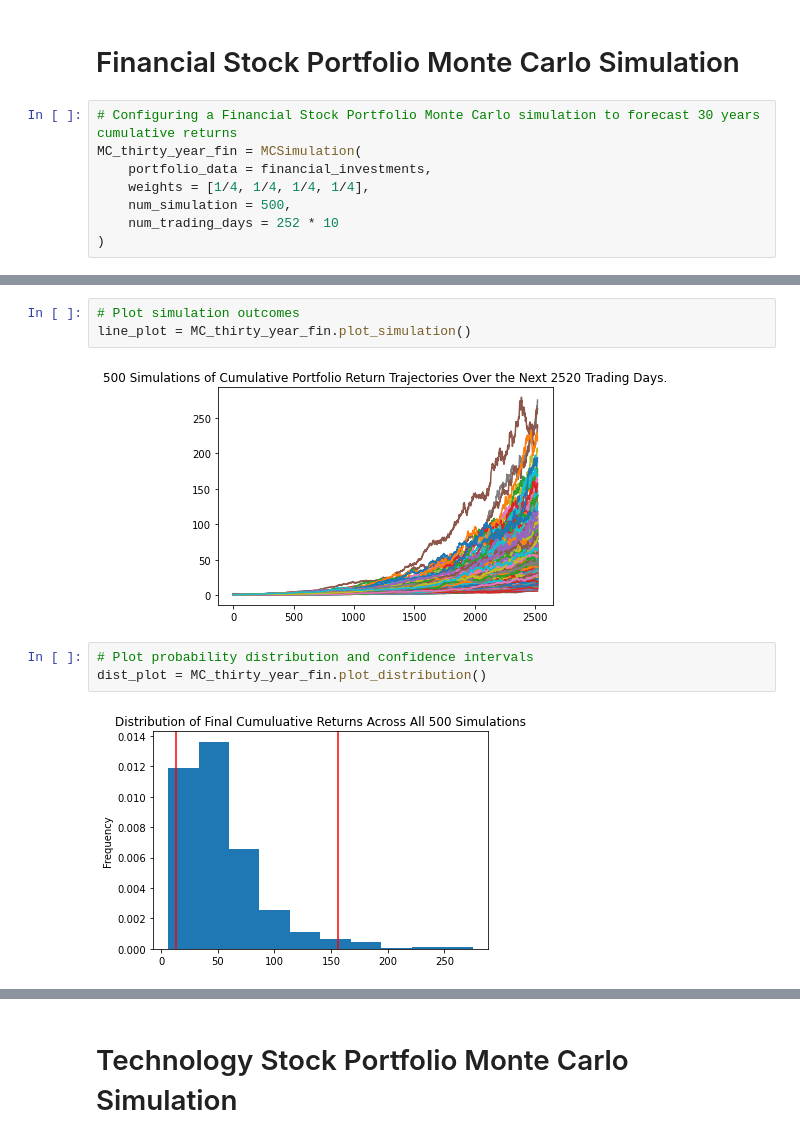
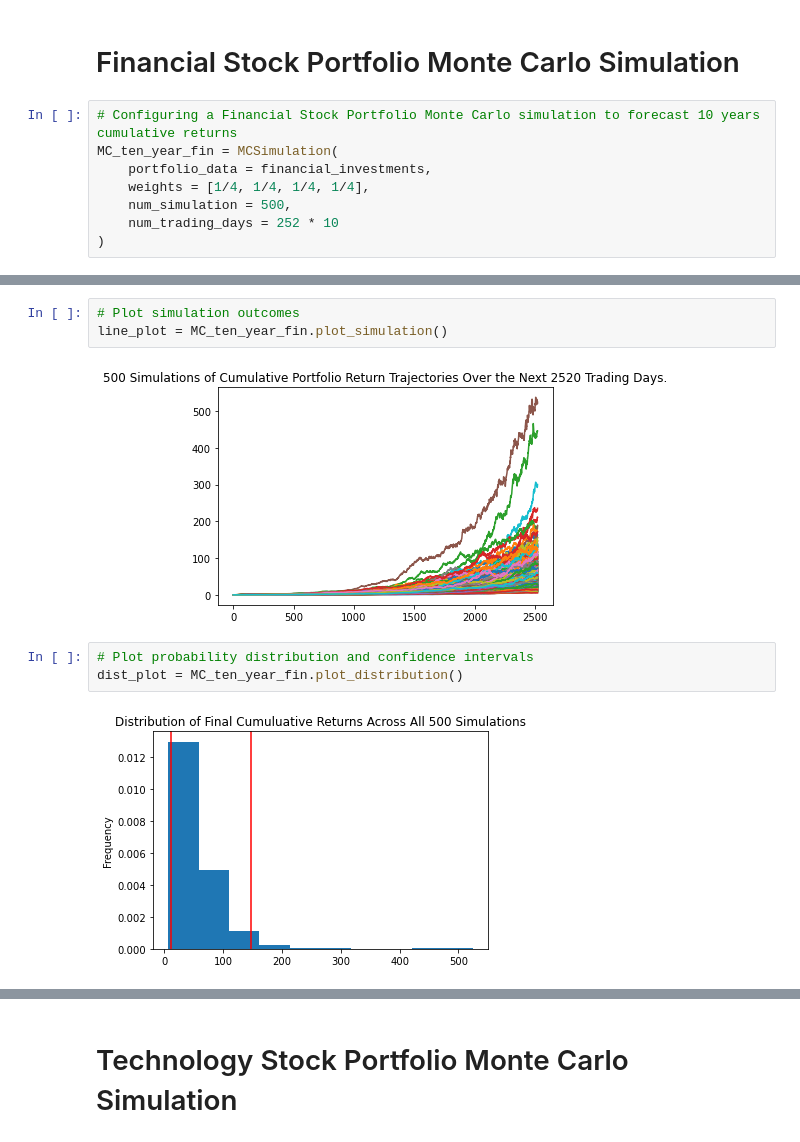
Before and after one commit to alexToenshoff/Group-Project-1, a Jupyter notebook: Project_1_comparative_analysis.ipynb, the cells around one changed output, grey strips where cells are left out. Saved outputs shown, nothing was run; the diff lists cells and outputs as text.

```diff
--- a/Project_1_comparative_analysis.ipynb
+++ b/Project_1_comparative_analysis.ipynb
@@ -432,8 +437,8 @@ sharpe_ratios.plot(kind="bar", title="Sharpe Ratios", rot=0)
 # %% [markdown]
 # Financial Stock Portfolio Monte Carlo Simulation #
 # %%
-# Configuring a Financial Stock Portfolio Monte Carlo simulation to forecast 30 years cumulative returns
-MC_thirty_year_fin = MCSimulation(
+# Configuring a Financial Stock Portfolio Monte Carlo simulation to forecast 10 years cumulative returns
+MC_ten_year_fin = MCSimulation(
     portfolio_data = financial_investments,
     weights = [1/4, 1/4, 1/4, 1/4],
     num_simulation = 500,
@@ -499,13 +504,13 @@ Running Monte Carlo simulation number 490.
 2521 rows × 500 columns
 # %%
 # Plot simulation outcomes
-line_plot = MC_thirty_year_fin.plot_simulation()
+line_plot = MC_ten_year_fin.plot_simulation()
 # %% [output]
-[figure, old version]
+[figure, new version]
 # %%
 # Plot probability distribution and confidence intervals
-dist_plot = MC_thirty_year_fin.plot_distribution()
+dist_plot = MC_ten_year_fin.plot_distribution()
 # %% [output]
-[figure, old version]
+[figure, new version]
 # %%
 # Fetch summary statistics from the Monte Carlo simulation results
```
Also changed, not shown: parts of 21 cells of this notebook, 4 other files.
